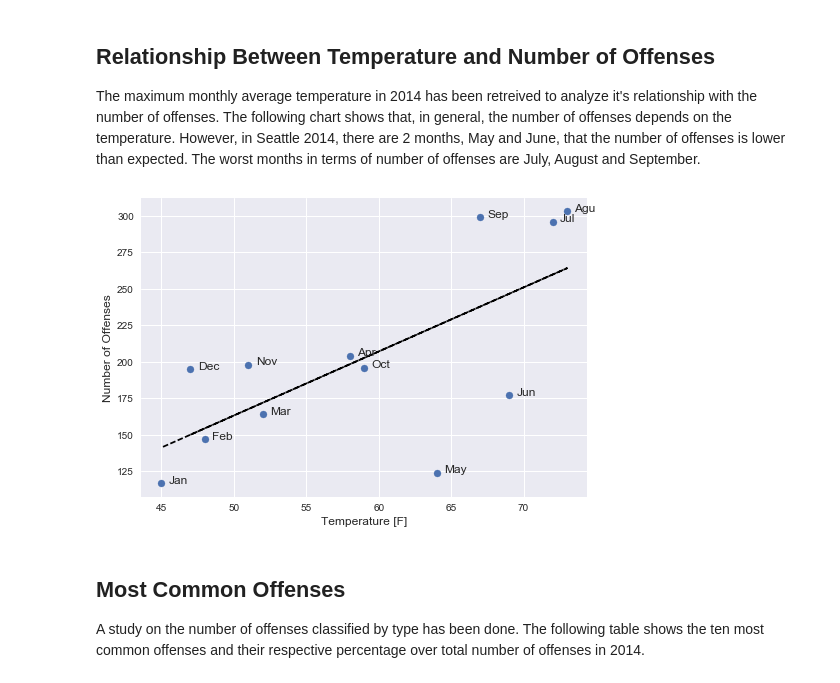
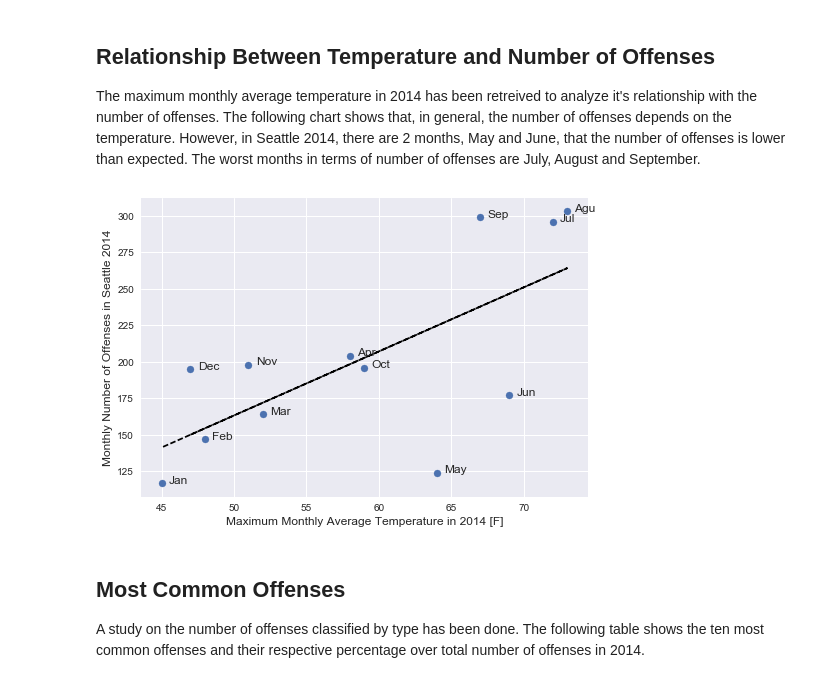
Before and after one commit to JuanMBV/U-Washintong, a Jupyter notebook: Offense Analysis in Seattle 2014.ipynb, the cells around one changed output. Cells and saved outputs as stored; diff of their text form; code cells hidden in the pictures.

```diff
--- a/Offense Analysis in Seattle 2014.ipynb
+++ b/Offense Analysis in Seattle 2014.ipynb
@@ -41,31 +41,31 @@ The maximum monthly average temperature in 2014 has been retreived to analyze it
 # %%
     #crimes vs mean max temperature per month
     dfCrMoUnformat = df['Month'].value_counts()
 
     dfCrMo = pd.concat([dfCrMoUnformat,dfCrMoUnformat.index.to_series()], axis=1).reset_index(drop=True)
     dfCrMo.columns = ['CrimeCount', 'Month']
 
 
     dfGraph = pd.merge(ad, dfCrMo, on='Month')
 
 
     fit = np.polyfit(dfGraph['Temperature'],dfGraph['CrimeCount'],1)
     fit_fn = np.poly1d(fit)
 
 
 
     fig, ax = plt.subplots()
     ax.scatter(dfGraph['Temperature'], dfGraph['CrimeCount'])
     plt.plot(dfGraph['Temperature'], fit_fn(dfGraph['Temperature']), '--k')
-    plt.xlabel('Temperature [F]', fontsize=12)
-    plt.ylabel('Number of Offenses', fontsize=12)
+    plt.xlabel('Maximum Monthly Average Temperature in 2014 [F]', fontsize=12)
+    plt.ylabel('Monthly Number of Offenses in Seattle 2014', fontsize=12)
 
     for i, txt in enumerate(['Dec','Nov','Oct','Sep','Agu','Jul','Jun','May','Apr','Mar','Feb','Jan']):
         ax.annotate(txt, (dfGraph['Temperature'][i]+0.5,dfGraph['CrimeCount'][i]))
 
     plt.show()
 # %% [output]
-[figure, old version]
+[figure, new version]
 # %% [markdown]
 ## Most Common Offenses
 
```
Also changed, not shown: parts of 1 cell of this notebook.
